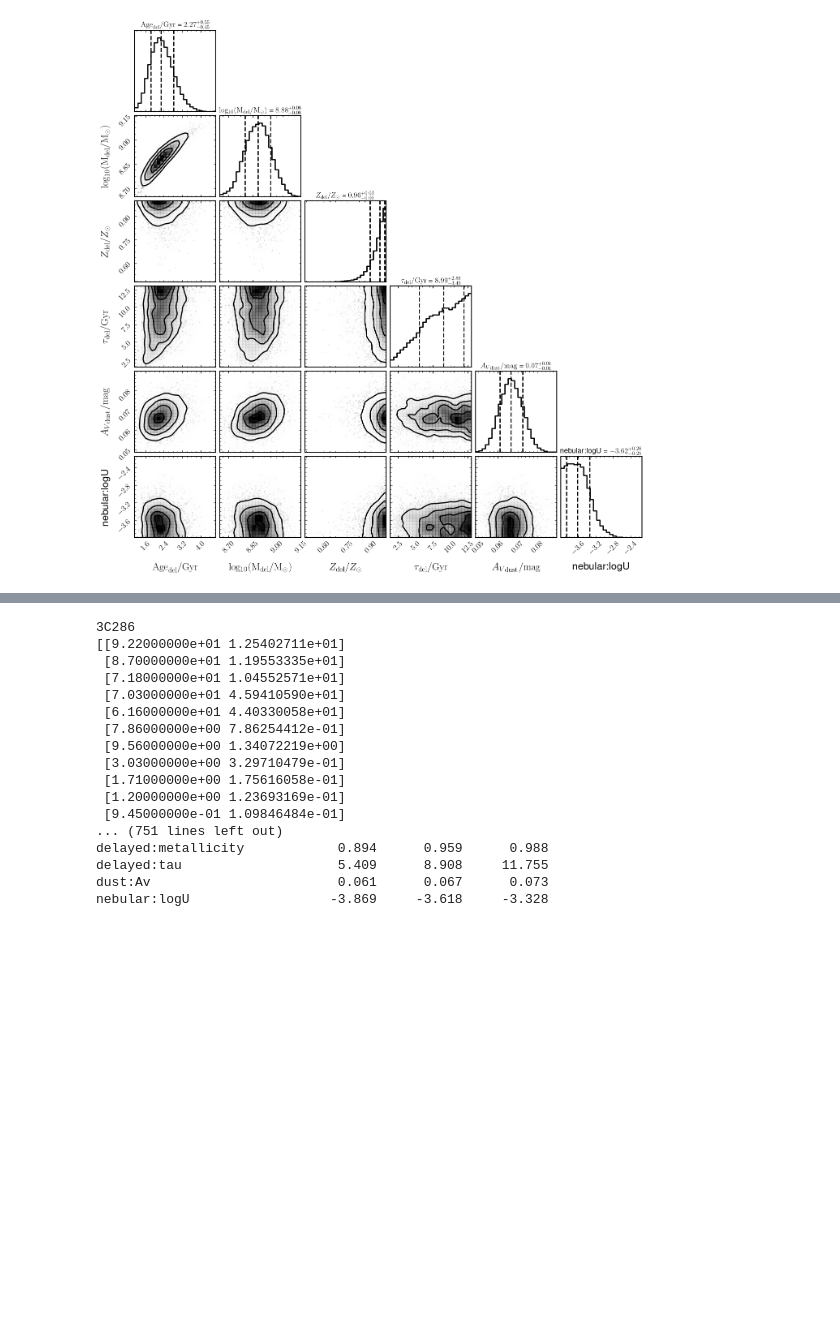
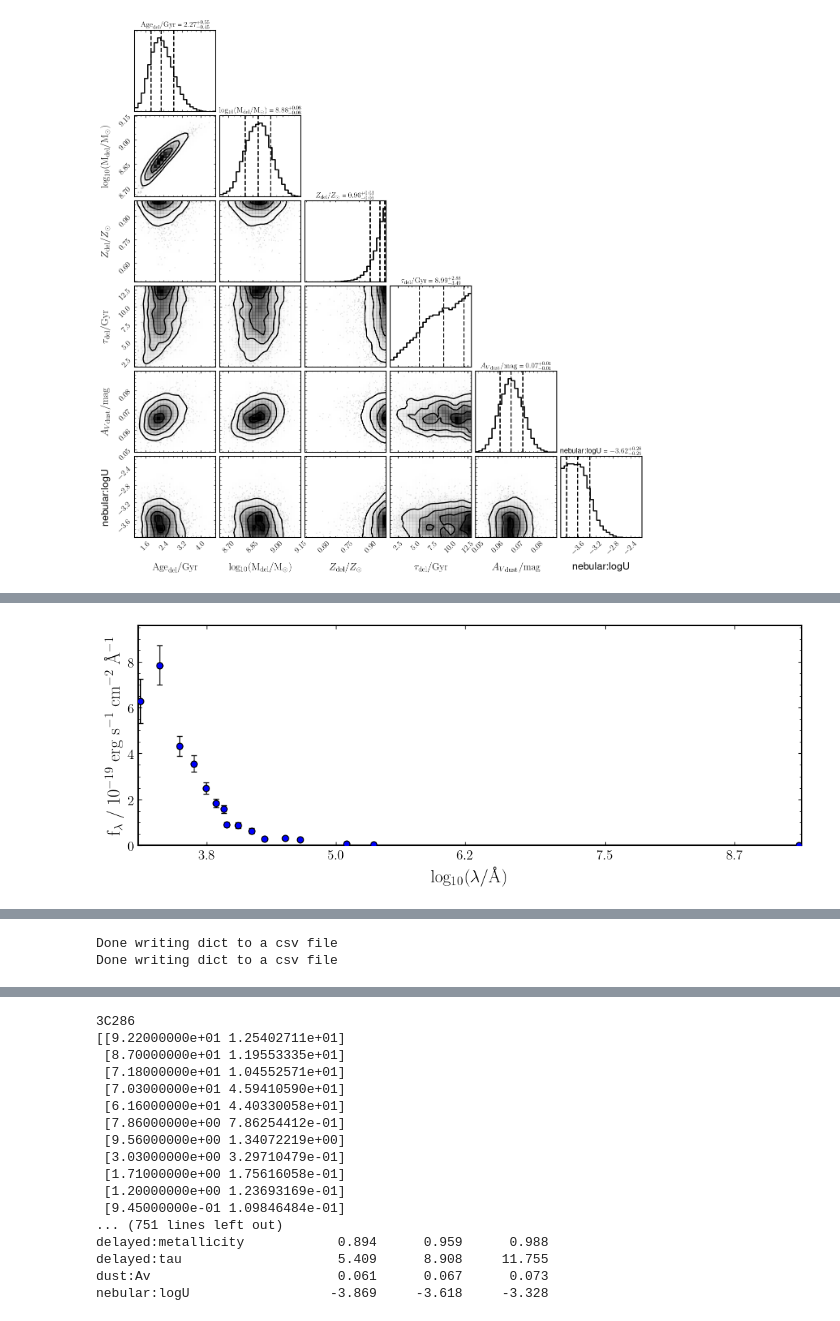
Before and after one commit to edr0k/BAGPIPES_Galaxies_MaNGA, a Jupyter notebook: tests.ipynb, the cells around one changed output, grey strips where cells are left out. Drawn from its saved outputs; the diff is of its cells as text; code cells hidden in the pictures; blank space fills up the shorter version.

Commit message:
updated the main runfile "manga_fit.py" and the tests notebook to all galaxies

```diff
--- a/tests.ipynb
+++ b/tests.ipynb
@@ -221,3 +195,77 @@ fig = fit_delayed.plot_corner(save=False, show=True)
 [figure]
 [figure]
 [figure]
+# %%
+# Getting data from main table of a individual galaxy
+id = 'SDSSJ173052.72+602516.7'
+df = pd.read_csv('data/MaNGA_AGNs.csv')
+df = df[df['id']==id]
+
+# Rewriting filter list, mags, mags_err to specific galaxy
+filter_list = ['filters/PANDA/WISE4.dat', 'filters/PANDA/WISE3.dat', 'filters/PANDA/WISE2.dat', 'filters/PANDA/WISE1.dat',
+               'filters/PANDA/Ks_2mass.dat', 'filters/PANDA/H_2mass.dat', 'filters/PANDA/J_2mass.dat',
+               'filters/PANDA/PAN-STARRS_y.dat',
+               'filters/PANDA/z_prime.dat', 'filters/PANDA/i_prime.dat', 'filters/PANDA/r_prime.dat', 'filters/PANDA/g_prime.dat', 'filters/PANDA/u_prime.dat',
+               'filters/PANDA/NUV.dat', 'filters/PANDA/FUV.dat',
+               'filters/PANDA/VLA_L.dat']
+
+mags = ['WISE4', 'WISE3', 'WISE2', 'WISE1',
+        '2mass.Ks', '2mass.H', '2mass.J',
+        'PAN-STARRS_y',
+        'SDSS.z', 'SDSS.i', 'SDSS.r', 'SDSS.g', 'SDSS.u',
+        'galex.NUV', 'galex.FUV',
+        'VLA_L']
+
+mags_err = ['WISE4_err', 'WISE3_err', 'WISE2_err', 'WISE1_err',
+            '2mass.Ks_err', '2mass.H_err', '2mass.J_err',
+            'PAN-STARRS_y_err',
+            'SDSS.z_err', 'SDSS.i_err', 'SDSS.r_err', 'SDSS.g_err', 'SDSS.u_err',
+            'galex.NUV_err', 'galex.FUV_err',
+            'VLA_L_err']
+# Chaging reddshift of the model
+redshift = df['redshift'].values[0]
+model_delayed["redshift"] = redshift
+model_dblplaw["redshift"] = redshift
+
+# Building galaxy object with the data, filter list and redshift
+galaxy = pipes.galaxy(id, load_data_manga, spectrum_exists=False, filt_list=filter_list, index_redshift=redshift)
+fig = galaxy.plot()
+
+# Fitting different models
+fit_dblplaw = pipes.fit(galaxy, model_dblplaw, run=id+'_dblplaw')
+fit_dblplaw.fit(verbose=False)
+
+fit_delayed = pipes.fit(galaxy, model_delayed, run=id+'_delayed')
+fit_delayed.fit(verbose=False)
+# Saving figures of each model
+# fig = fit_dblplaw.plot_spectrum_posterior(save=True, show=True)
+fig = fit_dblplaw.plot_sfh_posterior(save=True, show=True)
+fig = fit_dblplaw.plot_corner(save=True, show=True)
+
+# fig = fit_delayed.plot_spectrum_posterior(save=True, show=True)
+fig = fit_delayed.plot_sfh_posterior(save=True, show=True)
+fig = fit_delayed.plot_corner(save=True, show=True)
+# Saving posterior results dictionaries in csv files
+fit_dblplaw.posterior.get_advanced_quantities()
+r_dblplaw = fit_dblplaw.posterior.samples
+with open("pipes/posterior/"+id+"_dblplaw/posterior_dict.csv", "w", newline="") as fp:
+    # Create a writer object
+    writer = csv.DictWriter(fp, fieldnames=r_dblplaw.keys())
+    # Write the header row
+    writer.writeheader()
+    # Write the data rows
+    writer.writerow(r_dblplaw)
+    print('Done writing dict to a csv file')
+
+
+fit_delayed.posterior.get_advanced_quantities()
+r_delayed = fit_delayed.posterior.samples
+with open("pipes/posterior/"+id+"_delayed/posterior_dict.csv", "w", newline="") as fp:
+    # Create a writer object
+    writer = csv.DictWriter(fp, fieldnames=r_delayed.keys())
+    # Write the header row
+    writer.writeheader()
+    # Write the data rows
+    writer.writerow(r_delayed)
+    print('Done writing dict to a csv file')
+# %% [output]
@@ -223,0 +290 @@ fig = fit_delayed.plot_corner(save=False, show=True)
+[figure, added]
@@ -223,0 +299,2 @@ fig = fit_delayed.plot_corner(save=False, show=True)
+Done writing dict to a csv file
+Done writing dict to a csv file
```
Also changed, not shown: parts of 3 cells of this notebook, 31 other files.
